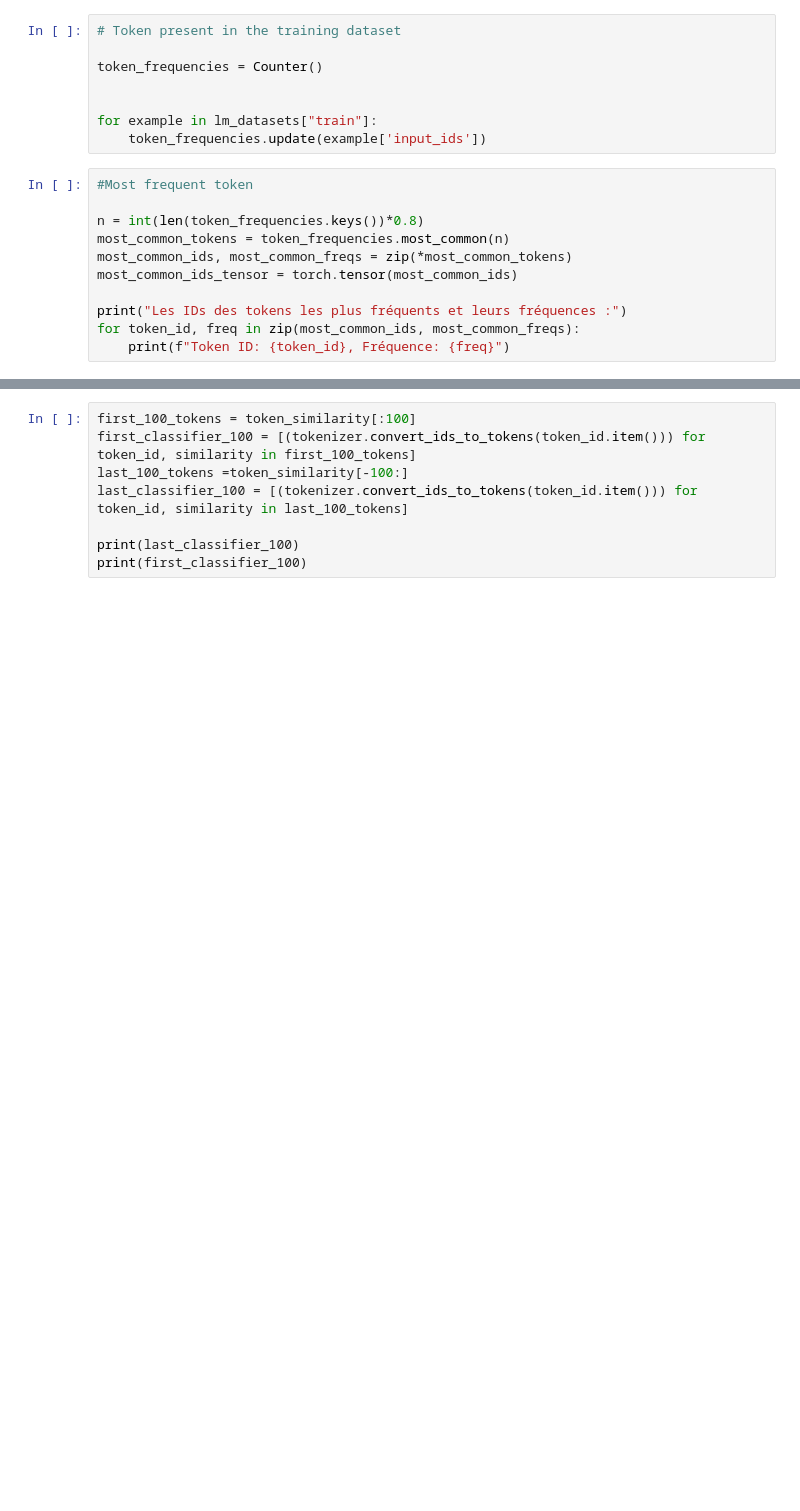
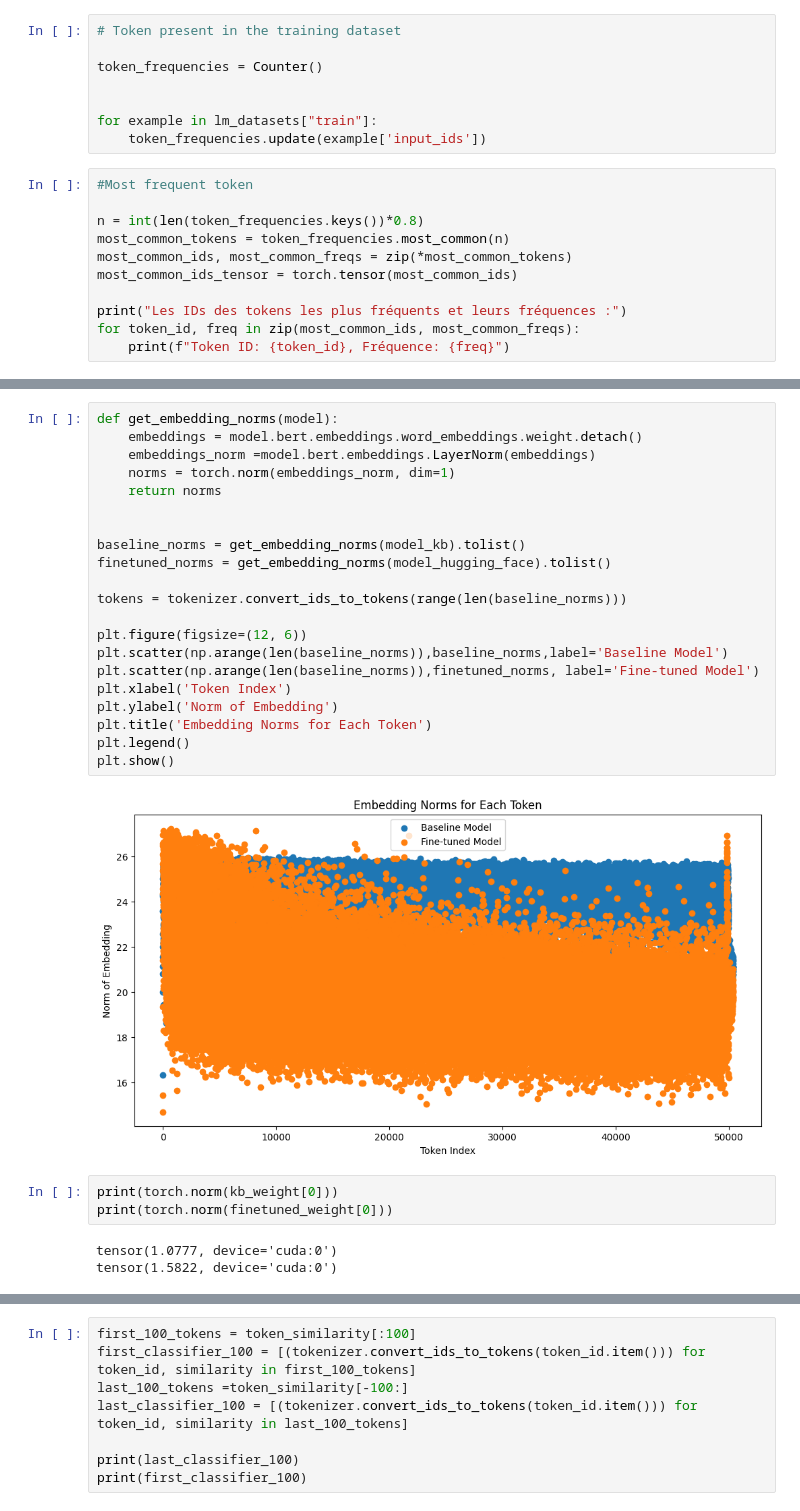
Before and after one commit to swerik-project/pretraining_plm, a Jupyter notebook: comprehension_model2.ipynb, the cells around one changed output, grey strips where cells are left out. Saved outputs shown, nothing was run; the diff lists cells and outputs as text; blank space fills up the shorter version.

```diff
--- a/comprehension_model2.ipynb
+++ b/comprehension_model2.ipynb
@@ -545,0 +568,29 @@ comprehension_model.change_embedding_word(model_kb,model_hugging_face,valid_data
+# %%
+def get_embedding_norms(model):
+    embeddings = model.bert.embeddings.word_embeddings.weight.detach()
+    embeddings_norm =model.bert.embeddings.LayerNorm(embeddings)
+    norms = torch.norm(embeddings_norm, dim=1)
+    return norms
+
+
+baseline_norms = get_embedding_norms(model_kb).tolist()
+finetuned_norms = get_embedding_norms(model_hugging_face).tolist()
+
+tokens = tokenizer.convert_ids_to_tokens(range(len(baseline_norms)))
+
+plt.figure(figsize=(12, 6))
+plt.scatter(np.arange(len(baseline_norms)),baseline_norms,label='Baseline Model')
+plt.scatter(np.arange(len(baseline_norms)),finetuned_norms, label='Fine-tuned Model')
+plt.xlabel('Token Index')
+plt.ylabel('Norm of Embedding')
+plt.title('Embedding Norms for Each Token')
+plt.legend()
+plt.show()
+# %% [output]
+[figure, added]
+# %%
+print(torch.norm(kb_weight[0]))
+print(torch.norm(finetuned_weight[0]))
+# %% [output]
+tensor(1.0777, device='cuda:0')
+tensor(1.5822, device='cuda:0')
```
Also changed, not shown: parts of 13 cells of this notebook, 4 other files.
